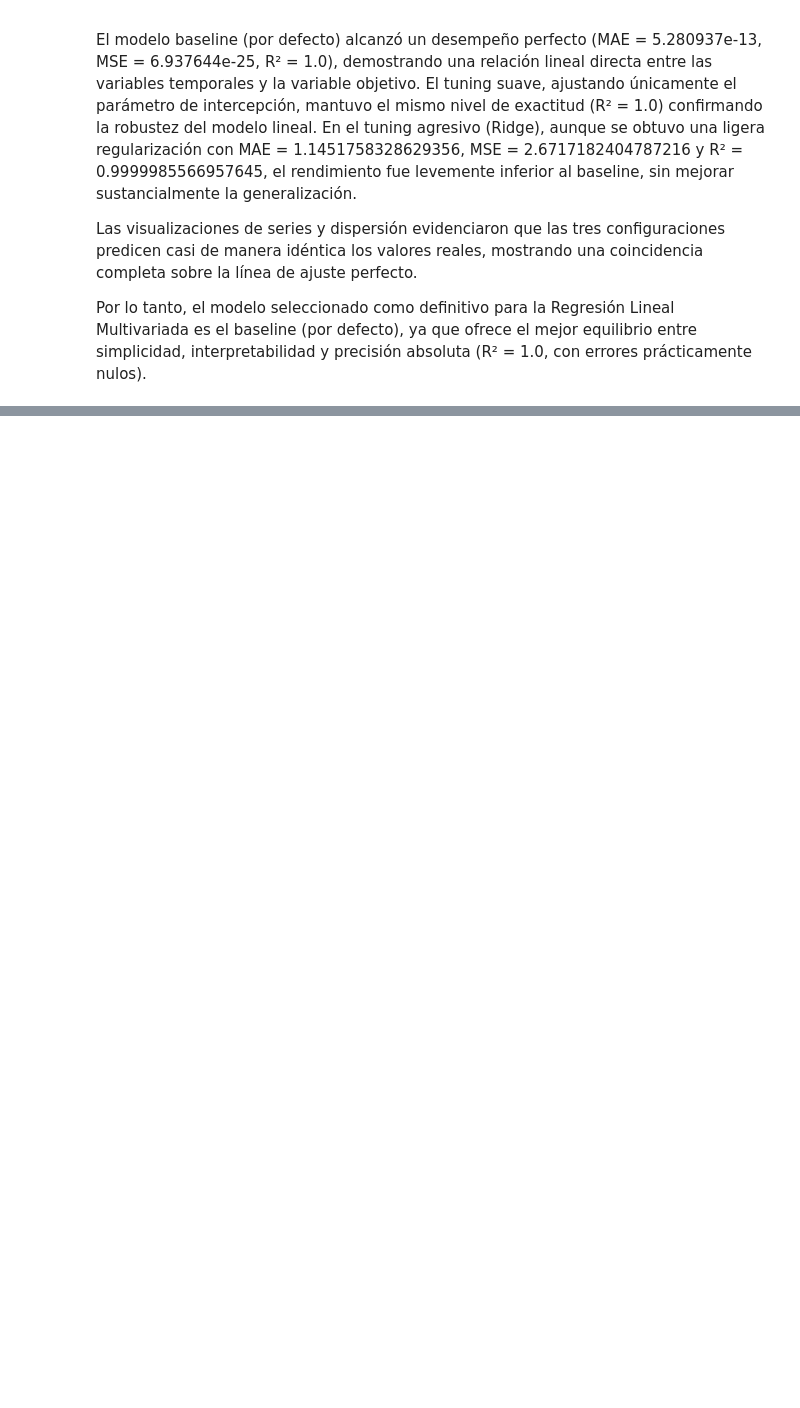
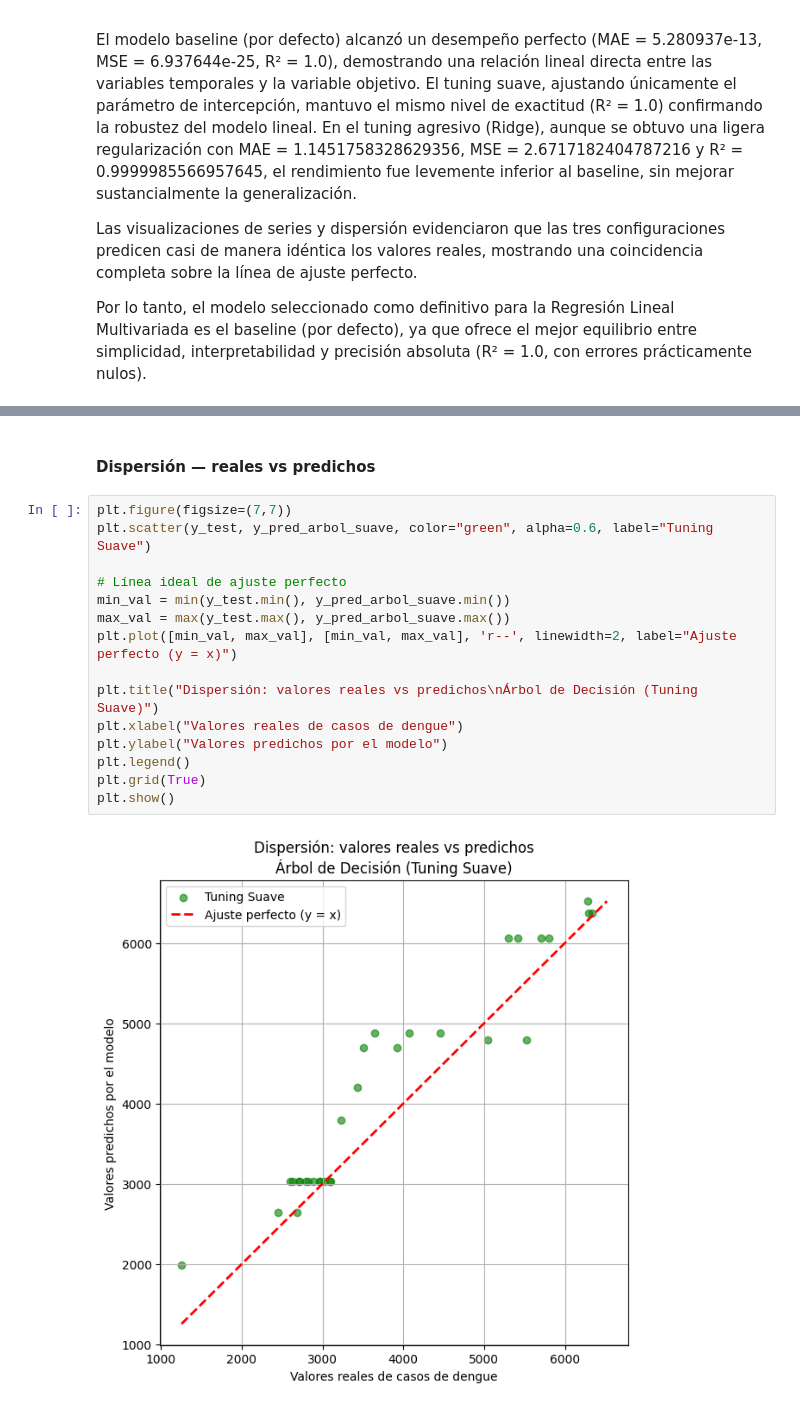
Before and after one commit to jefersonfloz/Trabajo-final-IA, a Jupyter notebook: Proyectofinal.ipynb, the cells around one changed output, grey strips where cells are left out. Saved outputs shown, nothing was run; the diff lists cells and outputs as text; blank space fills up the shorter version.

```diff
--- a/Proyectofinal.ipynb
+++ b/Proyectofinal.ipynb
@@ -687,0 +786,19 @@ Por lo tanto, el modelo seleccionado como definitivo para la Regresión Lineal M
+# %% [markdown]
+#### Dispersión — reales vs predichos
+# %%
+plt.figure(figsize=(7,7))
+plt.scatter(y_test, y_pred_arbol_suave, color="green", alpha=0.6, label="Tuning Suave")
+
+# Línea ideal de ajuste perfecto
+min_val = min(y_test.min(), y_pred_arbol_suave.min())
+max_val = max(y_test.max(), y_pred_arbol_suave.max())
+plt.plot([min_val, max_val], [min_val, max_val], 'r--', linewidth=2, label="Ajuste perfecto (y = x)")
+
+plt.title("Dispersión: valores reales vs predichos\nÁrbol de Decisión (Tuning Suave)")
+plt.xlabel("Valores reales de casos de dengue")
+plt.ylabel("Valores predichos por el modelo")
+plt.legend()
+plt.grid(True)
+plt.show()
+# %% [output]
+[figure, added]
```
Also changed, not shown: parts of 16 cells of this notebook.
